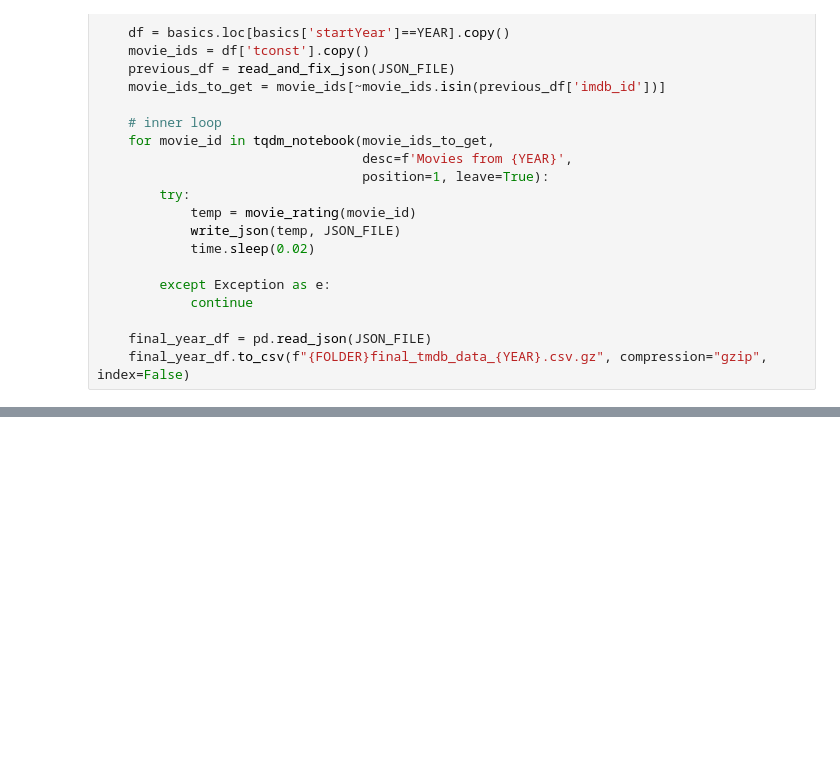
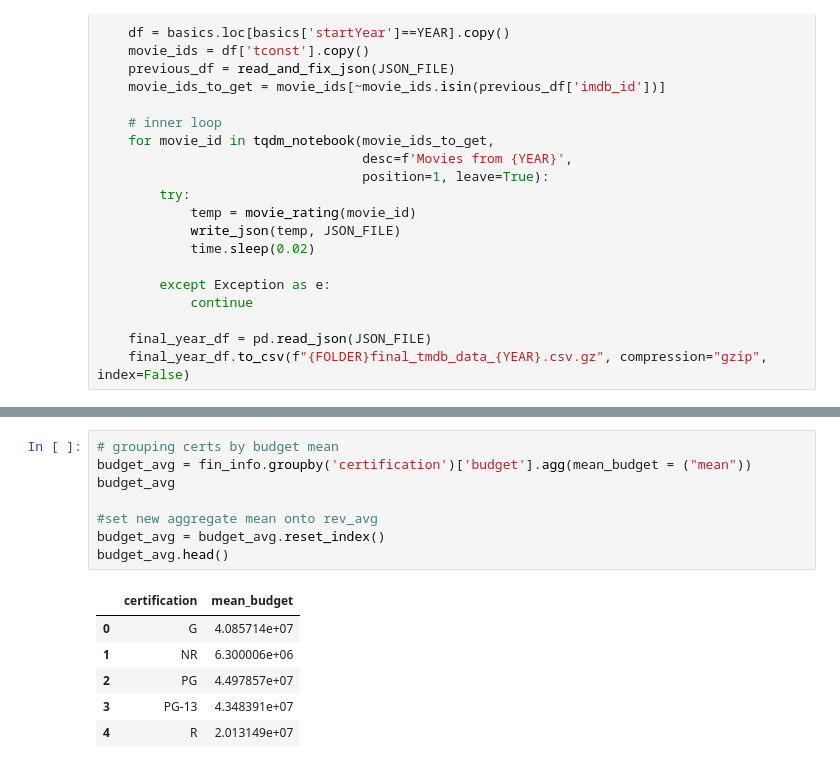
Before and after one commit to bradshawjoshua/MovieTime_Analysis, a Jupyter notebook: Extracting from TMDB.ipynb, the cells around one changed output, grey strips where cells are left out. Drawn from its saved outputs; the diff is of its cells as text; blank space fills up the shorter version.

```diff
--- a/Extracting from TMDB.ipynb
+++ b/Extracting from TMDB.ipynb
@@ -217,0 +331,15 @@ for YEAR in tqdm_notebook(YEARS_TO_GET, desc='YEARS', position=0):
+# %%
+# grouping certs by budget mean
+budget_avg = fin_info.groupby('certification')['budget'].agg(mean_budget = ("mean"))
+budget_avg
+
+#set new aggregate mean onto rev_avg
+budget_avg = budget_avg.reset_index()
+budget_avg.head()
+# %% [output]
+|  | certification | mean_budget |
+| 0 | G | 4.085714e+07 |
+| 1 | NR | 6.300006e+06 |
+| 2 | PG | 4.497857e+07 |
+| 3 | PG-13 | 4.348391e+07 |
+| 4 | R | 2.013149e+07 |
```
Also changed, not shown: parts of 13 cells of this notebook.
